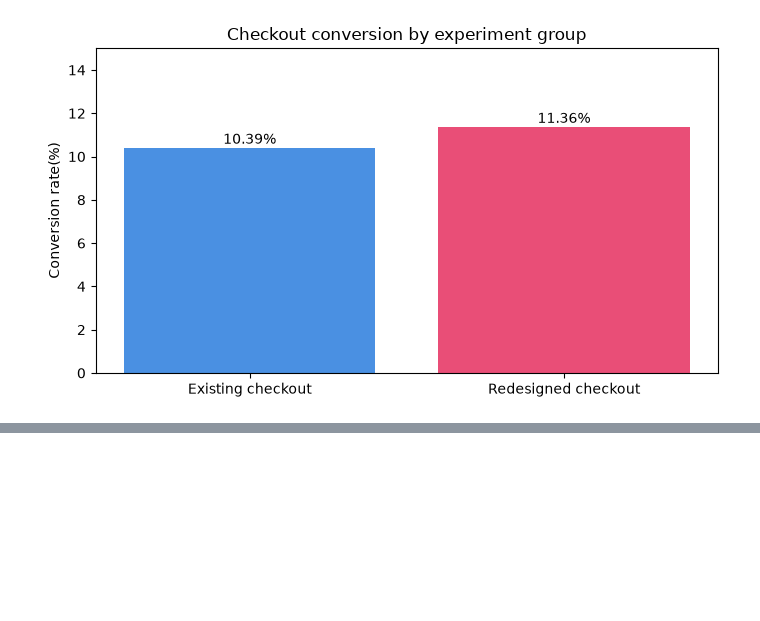
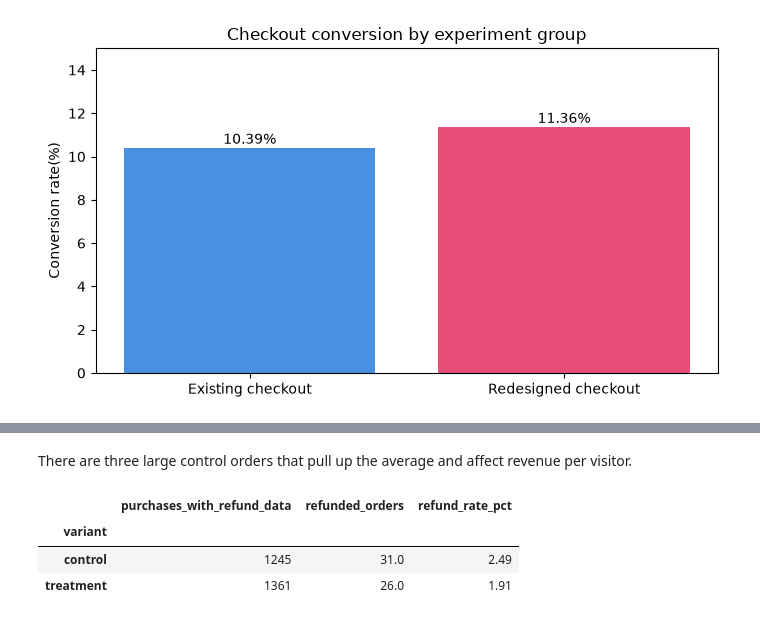
Before and after one commit to mrsmv/ab-testing-checkout-analysis, a Jupyter notebook: 2_notebooks/ab_testing_analysis.ipynb, the cells around one changed output, grey strips where cells are left out. Cells and saved outputs as stored; diff of their text form; code cells hidden in the pictures; blank space fills up the shorter version.

```diff
--- a/2_notebooks/ab_testing_analysis.ipynb
+++ b/2_notebooks/ab_testing_analysis.ipynb
@@ -409,0 +544,31 @@ plt.show()
+# %% [markdown]
+There are three large control orders that pull up the average and affect revenue per visitor.
+# %%
+#calculating the refund rate
+refund_df = clean.loc[
+    (clean["converted"] == 1)
+    & clean["refunded"].notna()
+    & ~clean["refund_issue"]
+].copy()
+
+refund_summary = (
+    refund_df.groupby("variant")
+    .agg(
+        purchases_with_refund_data = ("user_id", "size"),
+        refunded_orders = ("refunded", "sum")
+    )
+    .reindex(["control", "treatment"])
+)
+
+refund_summary["refund_rate_pct"] = (
+    refund_summary["refunded_orders"]
+    / refund_summary["purchases_with_refund_data"]
+    * 100
+)
+
+refund_summary.round(2)
+# %% [output]
+|  | purchases_with_refund_data | refunded_orders | refund_rate_pct |
+| variant |  |  |  |
+| control | 1245 | 31.0 | 2.49 |
+| treatment | 1361 | 26.0 | 1.91 |
```
Also changed, not shown: parts of 16 cells of this notebook.
